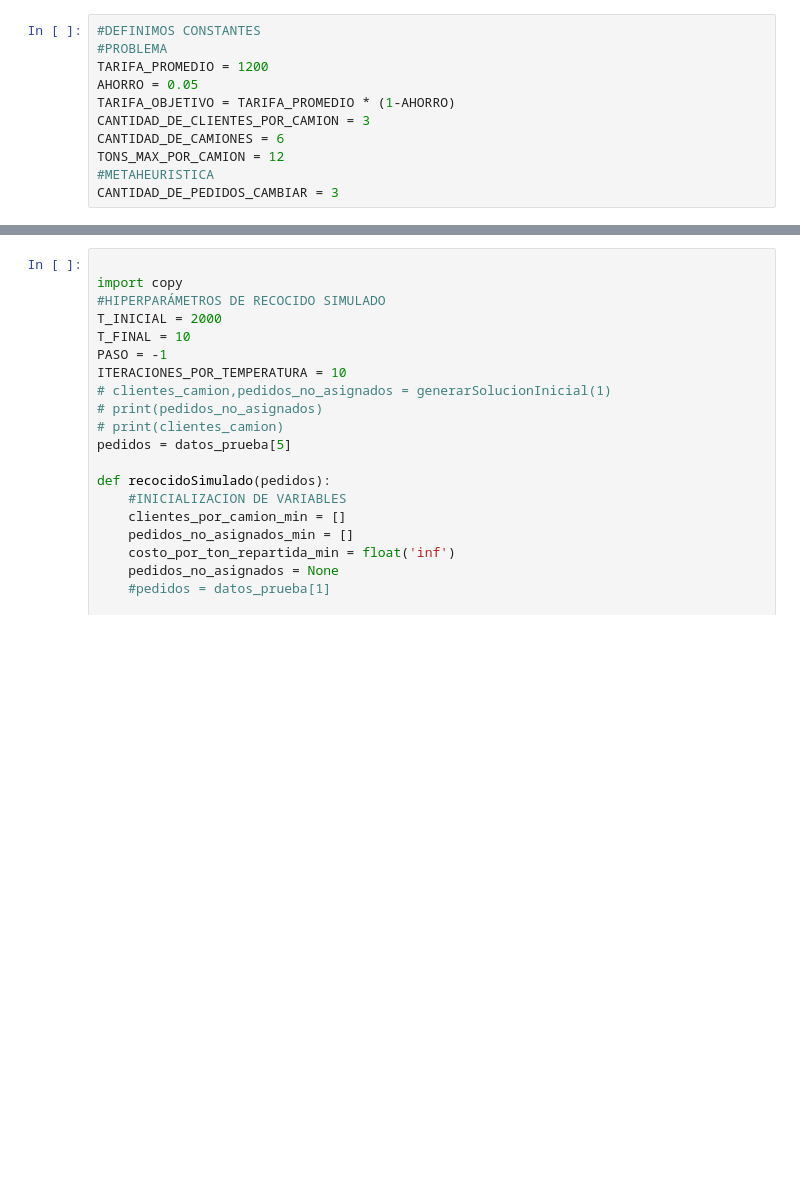
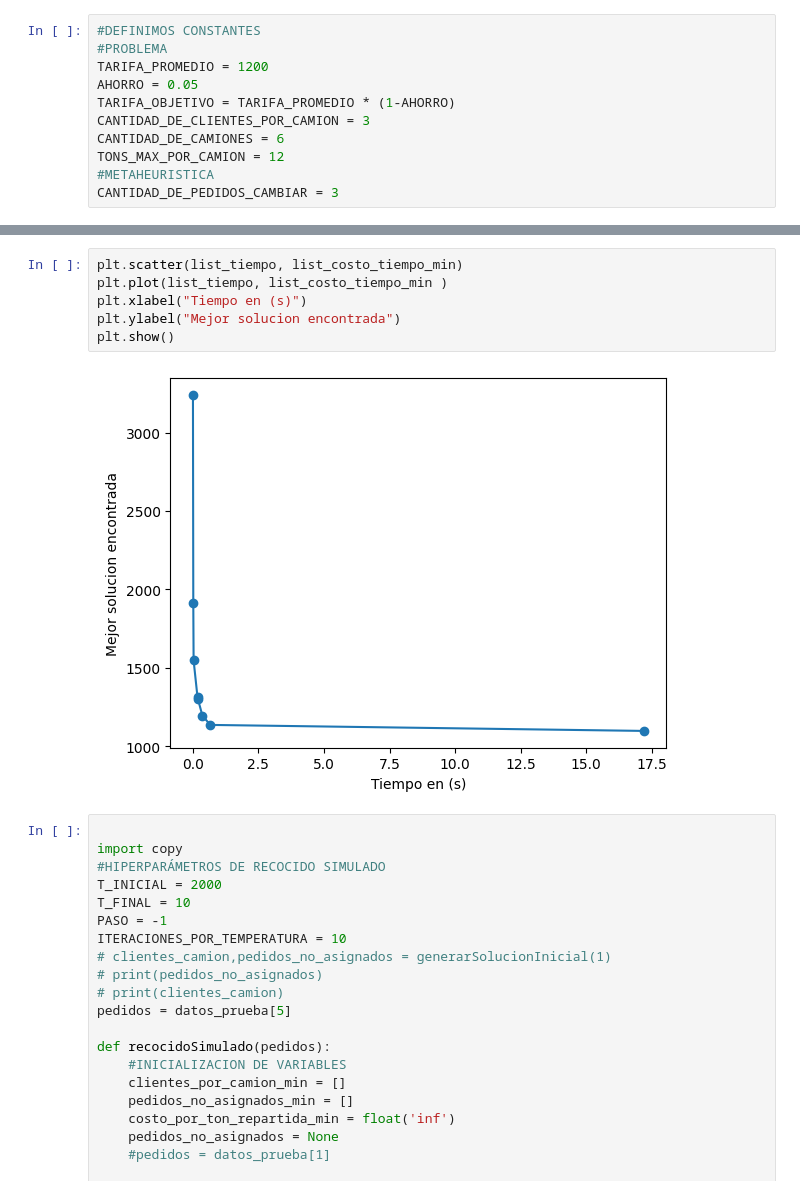
Before and after one commit to rodrigoamor5/TP2_Operativa_III, a Jupyter notebook: Notebooks/VersionFinal.ipynb, the cells around one changed output, grey strips where cells are left out. Drawn from its saved outputs; the diff is of its cells as text; blank space fills up the shorter version.

```diff
--- a/Notebooks/VersionFinal.ipynb
+++ b/Notebooks/VersionFinal.ipynb
@@ -159,3 +506,11 @@ ITERACIONES_POR_TEMPERATURA = 5
+# %%
+plt.scatter(list_tiempo, list_costo_tiempo_min)
+plt.plot(list_tiempo, list_costo_tiempo_min )
+plt.xlabel("Tiempo en (s)")
+plt.ylabel("Mejor solucion encontrada")
+plt.show()
+# %% [output]
+[figure, added]
 # %%
 
 import copy
```
Also changed, not shown: parts of 45 cells of this notebook, 16 other files.
